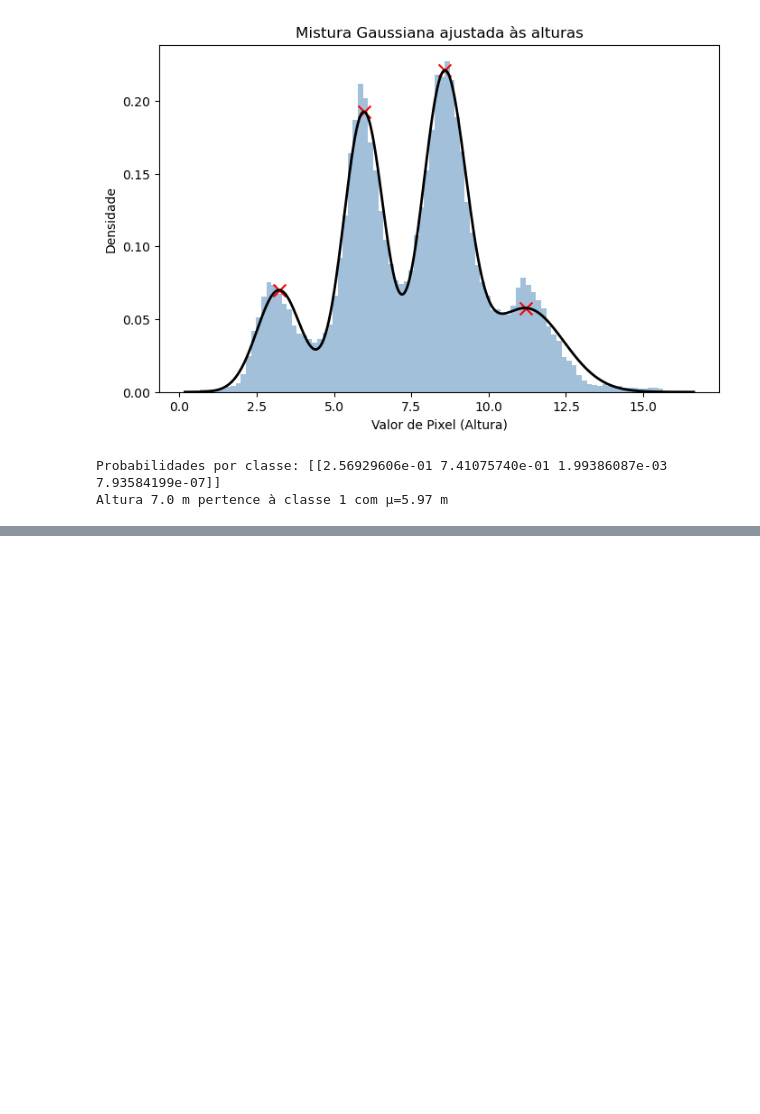
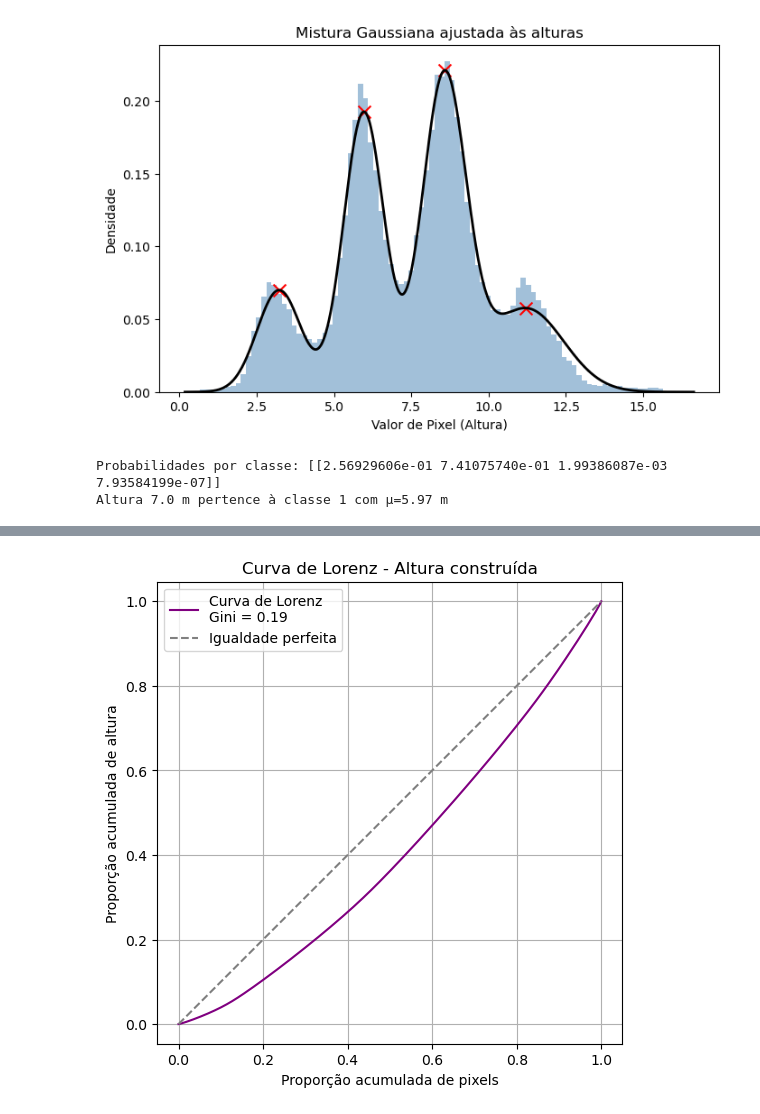
Before and after one commit to cem-usp/favelavis, a Jupyter notebook: 02-analise-alturas-BHM.ipynb, the cells around one changed output, grey strips where cells are left out. Cells and saved outputs as stored; diff of their text form; code cells hidden in the pictures; blank space fills up the shorter version.

```diff
--- a/02-analise-alturas-BHM.ipynb
+++ b/02-analise-alturas-BHM.ipynb
@@ -167,0 +197,35 @@ Altura 7.0 m pertence à classe 1 com μ=5.97 m
+# %%
+def curva_lorenz(valores):
+    """Retorna a curva de Lorenz e o índice de Gini"""
+    sorted_vals = np.sort(valores)
+    n = len(sorted_vals)
+    cumulative_vals = np.cumsum(sorted_vals)
+    cumulative_vals = cumulative_vals / cumulative_vals[-1]  # normaliza para [0,1]
+
+    cumulative_population = np.arange(1, n+1) / n
+    cumulative_population = np.insert(cumulative_population, 0, 0)
+    cumulative_vals = np.insert(cumulative_vals, 0, 0)
+
+    # Cálculo do índice de Gini (área entre linha da igualdade e curva)
+    B = np.trapz(cumulative_vals, cumulative_population)
+    A = 0.5 - B
+    gini = A / (A + B)
+
+    return cumulative_population, cumulative_vals, gini
+
+# Aplicar aos seus dados válidos (valores de altura do raster)
+x, y, gini = curva_lorenz(sorted_data)
+
+# Plotar a curva
+plt.figure(figsize=(6,6))
+plt.plot(x, y, label=f'Curva de Lorenz\nGini = {gini:.2f}', color='purple')
+plt.plot([0,1], [0,1], '--', color='gray', label='Igualdade perfeita')
+plt.xlabel('Proporção acumulada de pixels')
+plt.ylabel('Proporção acumulada de altura')
+plt.title('Curva de Lorenz - Altura construída')
+plt.legend()
+plt.grid(True)
+plt.axis('equal')
+plt.show()
+# %% [output]
+[figure, added]
```
Also changed, not shown: parts of 2 cells of this notebook, 10 other files.
